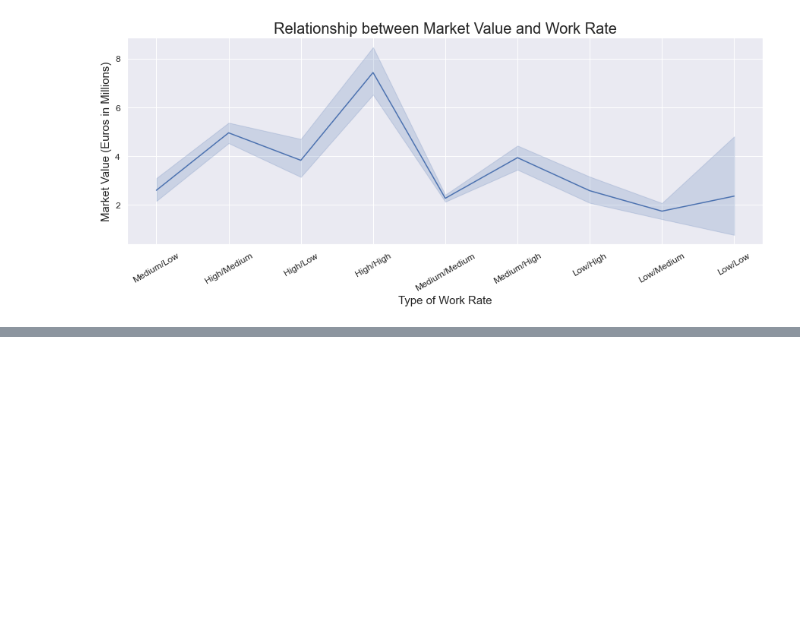
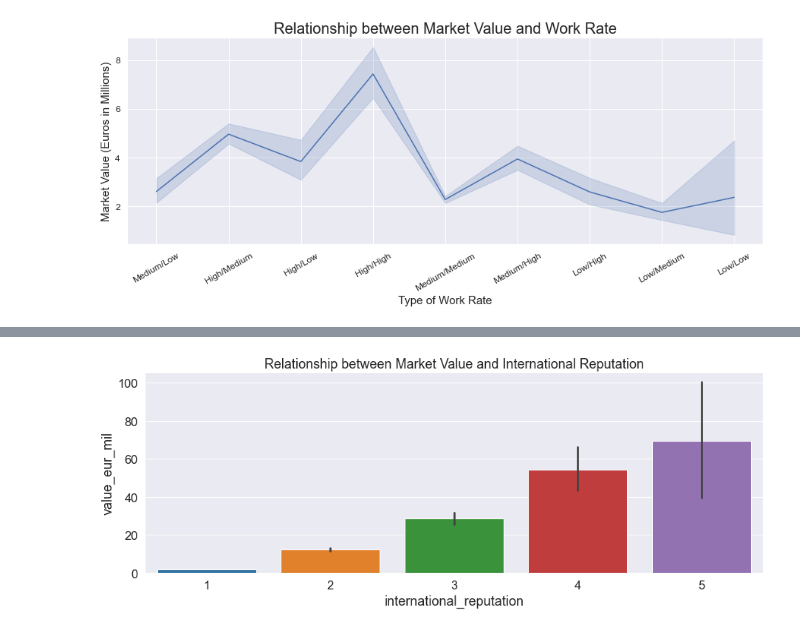
Before and after one commit to carlearn/dsc-capstone-project, a Jupyter notebook: student_notebook.ipynb, the cells around one changed output, grey strips where cells are left out. Saved outputs shown, nothing was run; the diff lists cells and outputs as text; code cells hidden in the pictures; blank space fills up the shorter version.

```diff
--- a/student_notebook.ipynb
+++ b/student_notebook.ipynb
@@ -476,0 +529,6 @@ ax.set_title('Relationship between Market Value and Work Rate', fontsize = 20);
+# %%
+plt.figure(figsize=(15,5))
+ax = sns.barplot(x='international_reputation', y='value_eur_mil', data=df, palette = 'tab10')
+ax.set_title('Relationship between Market Value and International Reputation');
+# %% [output]
+[figure, added]
```
Also changed, not shown: parts of 68 cells of this notebook.
